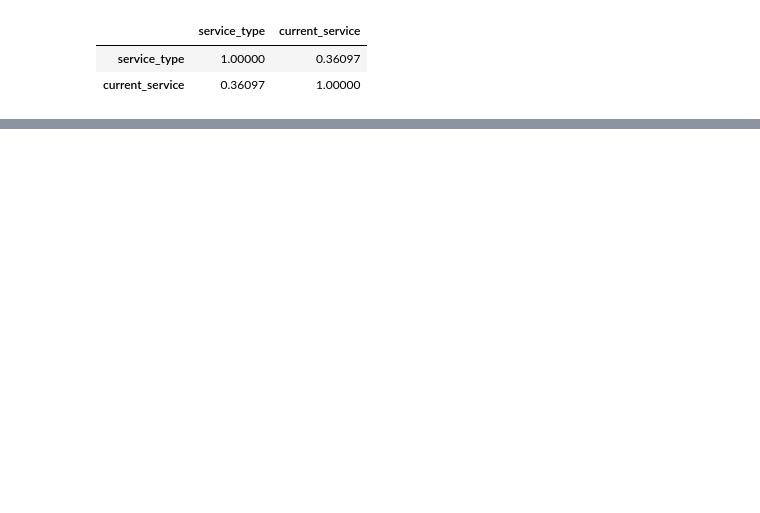
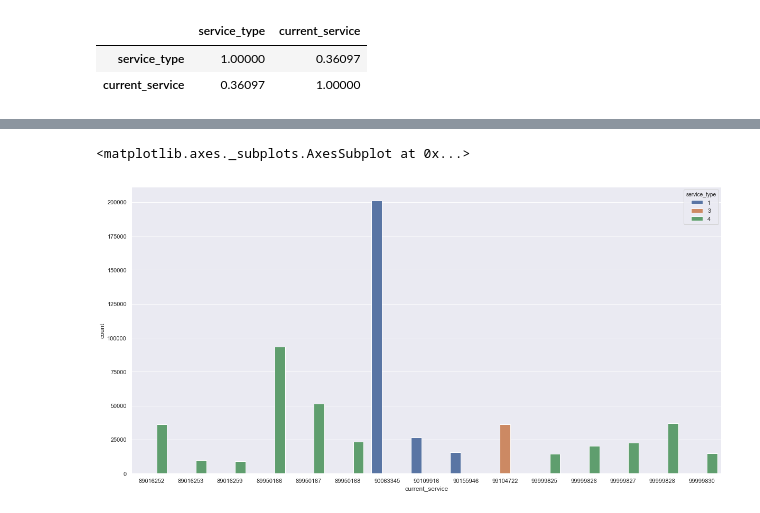
Before and after one commit to sunjobsuda/BCDI, a Jupyter notebook: FeatureAnalysis/service_type.ipynb, the cells around one changed output, grey strips where cells are left out. Drawn from its saved outputs; the diff is of its cells as text; code cells hidden in the pictures; blank space fills up the shorter version.

```diff
--- a/FeatureAnalysis/service_type.ipynb
+++ b/FeatureAnalysis/service_type.ipynb
@@ -29,0 +43,6 @@ cor
+# %%
+sns.set(rc={'figure.figsize':(20,10)})
+sns.countplot(x ='current_service',hue = 'service_type',data = df)
+# %% [output]
+<matplotlib.axes._subplots.AxesSubplot at 0x...>
+[figure, added]
```
Also changed, not shown: parts of 4 cells of this notebook.
